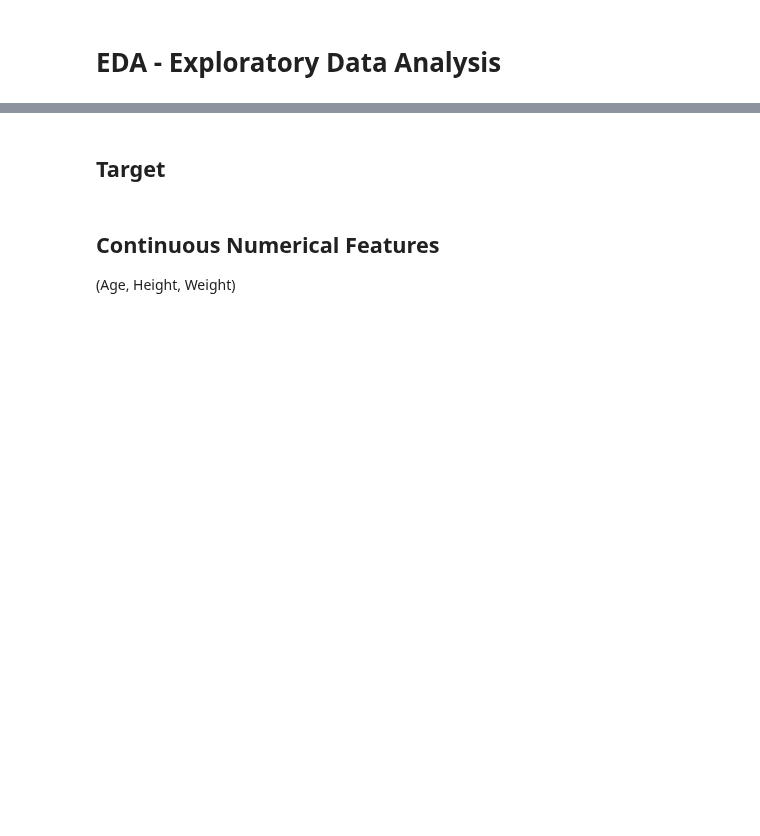
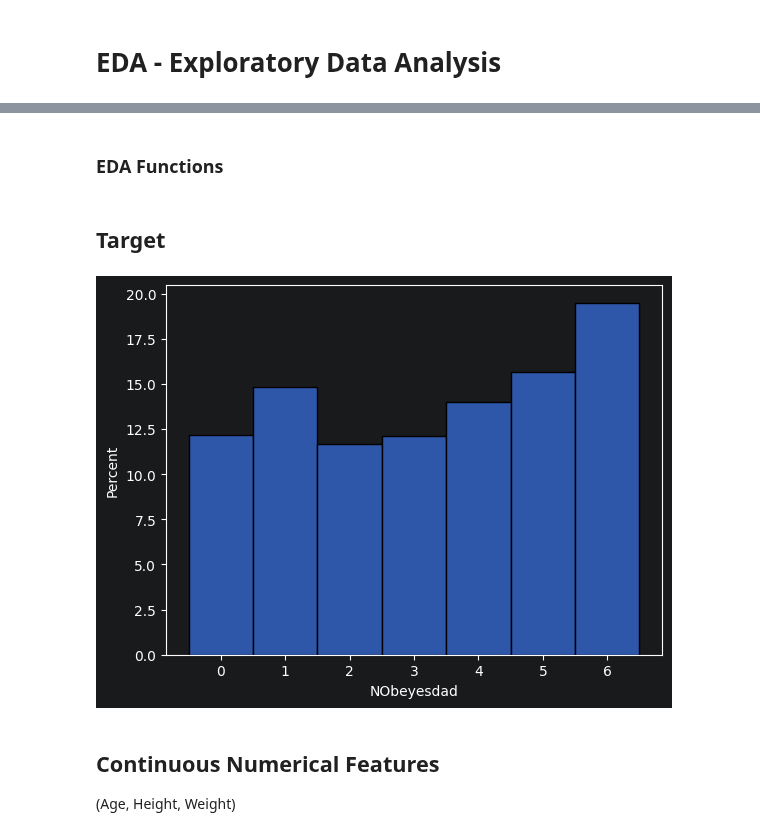
Before and after one commit to xXKeNdAmAmAsTeRXx/Deep_Learning_Labs, a Jupyter notebook: Lab_14_15-project/2_EDA.ipynb, the cells around one changed output, grey strips where cells are left out. Saved outputs shown, nothing was run; the diff lists cells and outputs as text; code cells hidden in the pictures; blank space fills up the shorter version.

```diff
--- a/Lab_14_15-project/2_EDA.ipynb
+++ b/Lab_14_15-project/2_EDA.ipynb
@@ -73,3 +75,20 @@ train-val instances: 16606
 test-val instances: 4152
 # %% [markdown]
 # EDA - Exploratory Data Analysis
+# %%
+import matplotlib.pyplot as plt
+import scipy.stats as stats
+import seaborn as sns
+import numpy as np
+
+# This splits off exactly 5,000 rows for EDA
+_, X_sample, _ , y_sample  = train_test_split(
+    X_trainval, y_trainval,
+    test_size=5000,
+    stratify=y_trainval,
+    random_state=42
+)
+
+print(f"Original shape: {X_trainval.shape}")
+print(f"EDA Sample shape: {X_sample.shape}")
+print(y_sample.value_counts()) # Verify it's still perfectly balanced
@@ -75,0 +107,2 @@ test-val instances: 4152
+# %% [markdown]
+### EDA Functions
@@ -76,5 +180,10 @@ test-val instances: 4152
 # %% [markdown]
 ## Target
+# %%
+sns.histplot(data=y_sample, discrete=True, stat="percent")
+plt.show()
+# %% [output]
+[figure, added]
 # %% [markdown]
 ## Continuous Numerical Features
 (Age, Height, Weight)
```
Also changed, not shown: parts of 17 cells of this notebook.
